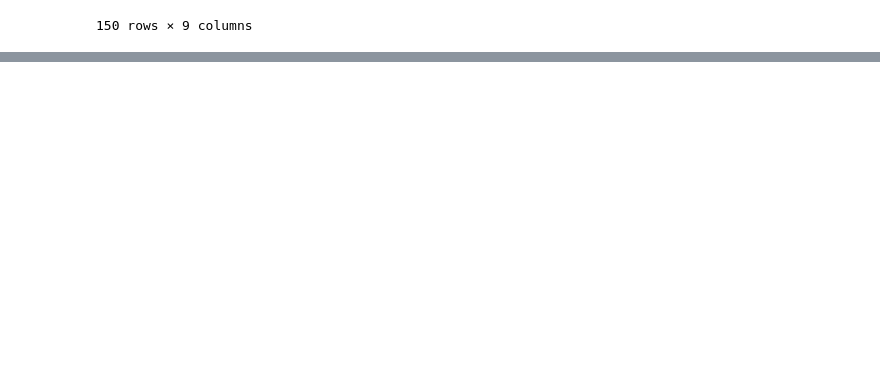
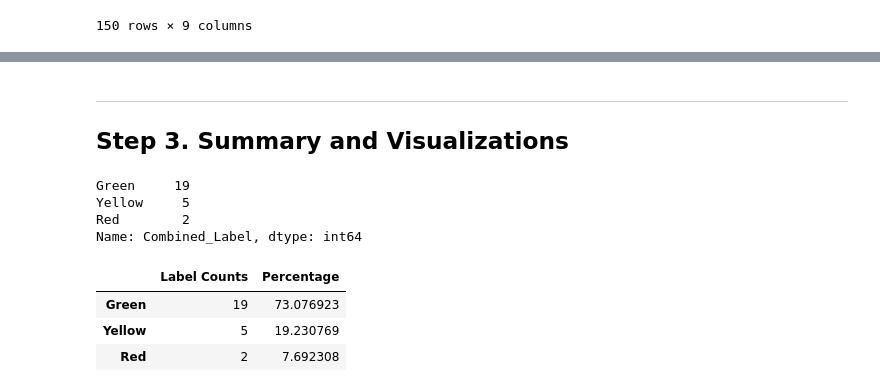
Before and after one commit to ssmubc/CFFS_sharonm_2024, a Jupyter notebook: AMS/AMS_workflow.ipynb, the cells around one changed output, grey strips where cells are left out. Drawn from its saved outputs; the diff is of its cells as text; code cells hidden in the pictures; blank space fills up the shorter version.

Commit message:
summary added

```diff
--- a/AMS/AMS_workflow.ipynb
+++ b/AMS/AMS_workflow.ipynb
@@ -546,3 +546,23 @@ df_labelled
 | 23 | P-27 | 319.522787 | 0.032623 | 0.270984 | Green | Thyme Oil |
 | 24 | P-28 | 439.960000 | 11.680000 | 37.030000 | Red | Marinated Chicken Thigh |
 | 25 | P-26 | 219.980000 | 5.840000 | 18.515000 | Yellow | Roasted Chicken |
+# %% [markdown]
+---
+## Step 3. Summary and Visualizations
+# %%
+df_labelled = df_labelled.rename(columns={"Combined Label": "Combined_Label"})
+display(df_labelled.Combined_Label.value_counts())
+# %% [output]
+Green     19
+Yellow     5
+Red        2
+Name: Combined_Label, dtype: int64
+# %%
+df_summary = df_labelled["Combined_Label"].value_counts().to_frame("Label Counts")
+df_summary["Percentage"] = (df_summary["Label Counts"] / df_summary["Label Counts"].sum()) * 100
+df_summary
+# %% [output]
+|  | Label Counts | Percentage |
+| Green | 19 | 73.076923 |
+| Yellow | 5 | 19.230769 |
+| Red | 2 | 7.692308 |
```
Also changed, not shown: parts of 3 cells of this notebook, 1 other file.
